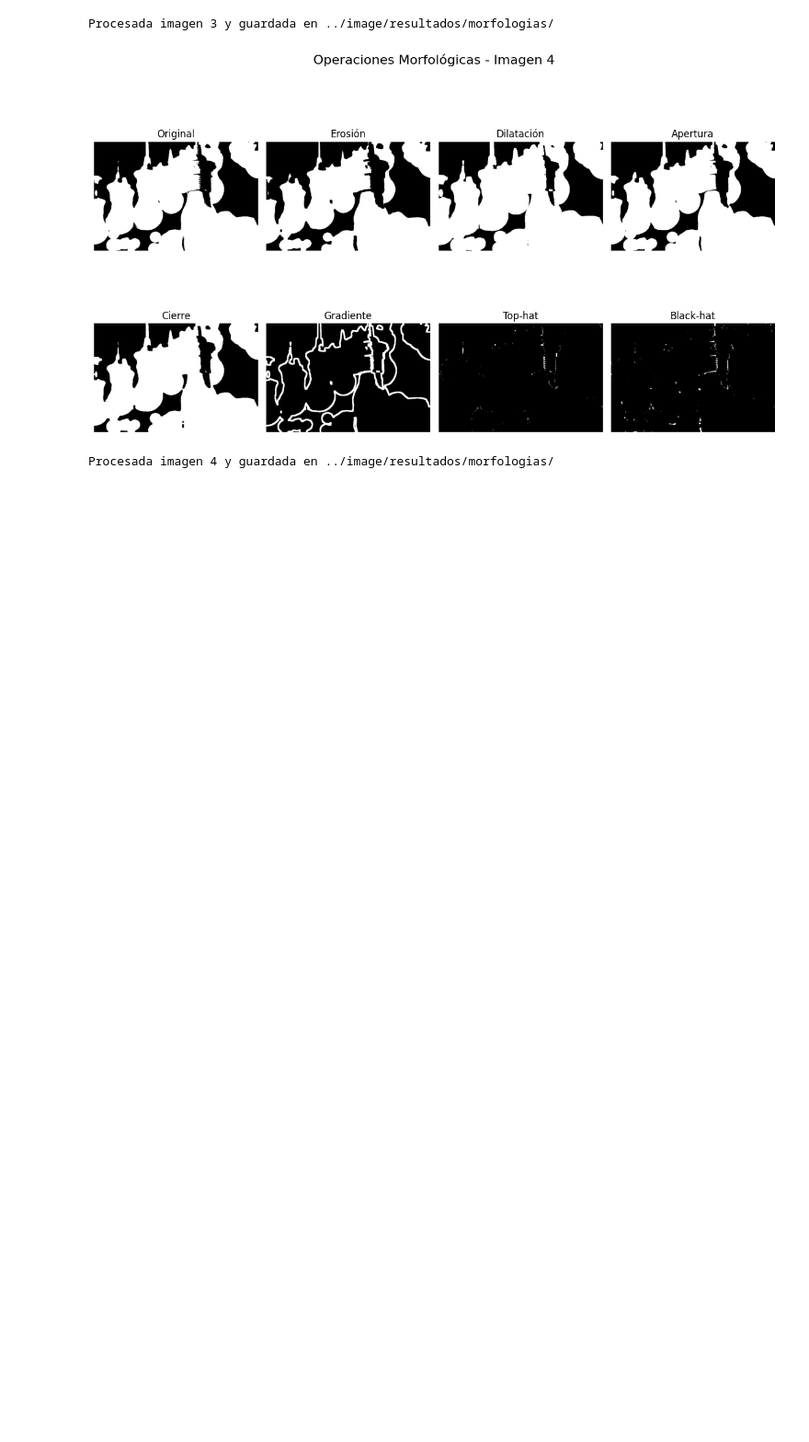
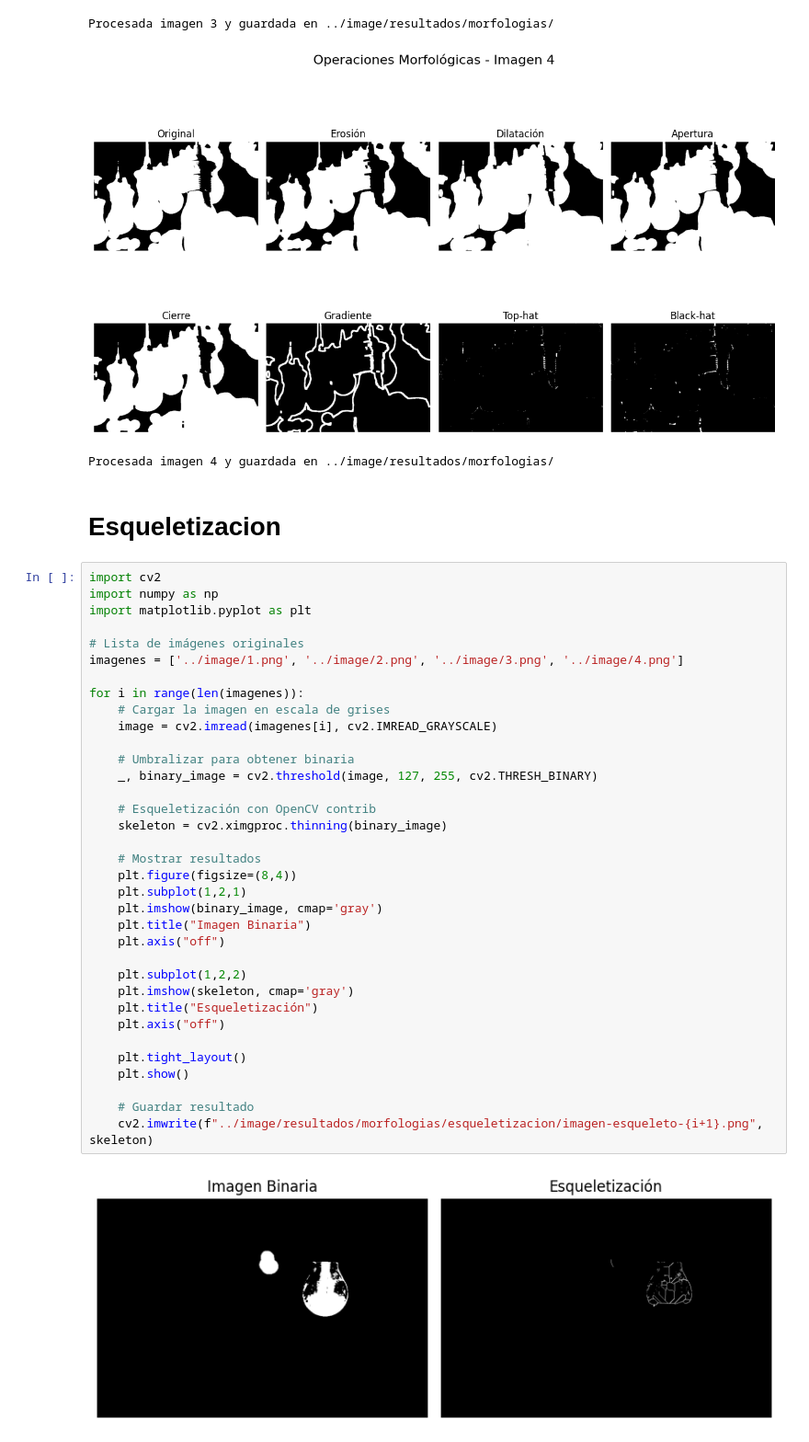
Before and after one commit to BrandonBrandon-alt/parcial1_visualizacion, a Jupyter notebook: algoritmos/Morfologias.ipynb, the cells around one changed output. Shown at 92% size. Drawn from its saved outputs; the diff is of its cells as text; blank space fills up the shorter version.

Commit message:
Se aplicaron las siguinetes Operaciones Morfológicas:
- Esqueletizacion
- Análisis de propiedades (regionprops)

```diff
--- a/algoritmos/Morfologias.ipynb
+++ b/algoritmos/Morfologias.ipynb
@@ -259,3 +259,42 @@ Procesada imagen 2 y guardada en ../image/resultados/morfologias/
 Procesada imagen 3 y guardada en ../image/resultados/morfologias/
 [figure]
 Procesada imagen 4 y guardada en ../image/resultados/morfologias/
+# %% [markdown]
+# Esqueletizacion
+# %%
+import cv2
+import numpy as np
+import matplotlib.pyplot as plt
+
+# Lista de imágenes originales
+imagenes = ['../image/1.png', '../image/2.png', '../image/3.png', '../image/4.png']
+
+for i in range(len(imagenes)):
+    # Cargar la imagen en escala de grises
+    image = cv2.imread(imagenes[i], cv2.IMREAD_GRAYSCALE)
+
+    # Umbralizar para obtener binaria
+    _, binary_image = cv2.threshold(image, 127, 255, cv2.THRESH_BINARY)
+
+    # Esqueletización con OpenCV contrib
+    skeleton = cv2.ximgproc.thinning(binary_image)
+
+    # Mostrar resultados
+    plt.figure(figsize=(8,4))
+    plt.subplot(1,2,1)
+    plt.imshow(binary_image, cmap='gray')
+    plt.title("Imagen Binaria")
+    plt.axis("off")
+
+    plt.subplot(1,2,2)
+    plt.imshow(skeleton, cmap='gray')
+    plt.title("Esqueletización")
+    plt.axis("off")
+
+    plt.tight_layout()
+    plt.show()
+
+    # Guardar resultado
+    cv2.imwrite(f"../image/resultados/morfologias/esqueletizacion/imagen-esqueleto-{i+1}.png", skeleton)
+# %% [output]
+[figure, added]
```
Also changed, not shown: parts of 4 cells of this notebook, 12 other files.
